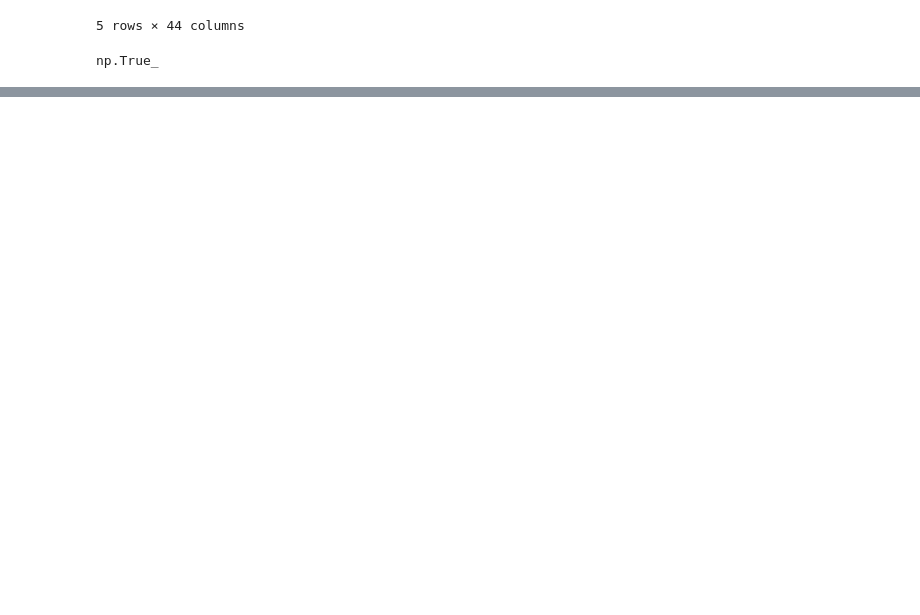
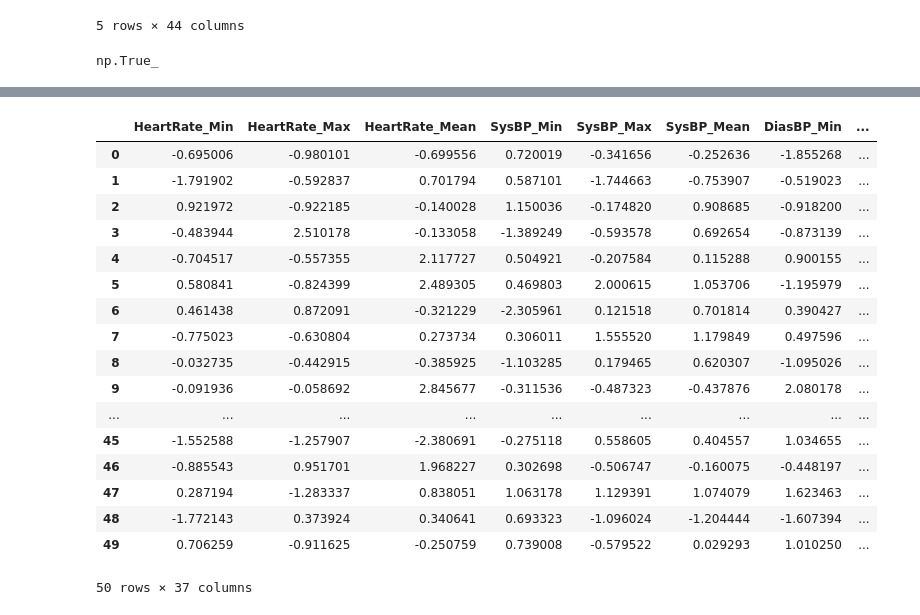
Before and after one commit to gnlmano/Probability-of-Death-KNN, a Jupyter notebook: notebooks/scratch_file.ipynb, the cells around one changed output, grey strips where cells are left out. Cells and saved outputs as stored; diff of their text form; code cells hidden in the pictures; blank space fills up the shorter version.

```diff
--- a/notebooks/scratch_file.ipynb
+++ b/notebooks/scratch_file.ipynb
@@ -217,0 +259,24 @@ np.True_
+# %%
+def make_synthetic_train_data(n = 50, seed = 4201):
+
+    np.random.seed(seed)
+
+    df = pd.DataFrame()
+
+    for feature in TRAIN_NUMERICAL_FEATURES:
+        df[feature] = np.random.randn(n)
+
+    for feature in TRAIN_CATEGORICAL_FEATURES:
+        df[feature] = np.random.choice(["A", "B", "C", "D", "E"], n)
+
+    for feature in ID_FEATURES:
+        df[feature] = np.random.randint(10000, 99999, size = n)
+
+    # df[ICD9_DIAGNOSIS] = np.random.choice(["25000", "4019", "4280", "41401", "2724", "V4581", "51882",
+    #                                     "25120", "4019aw", "42820", "41kl401", "272234", "V458ed1", "RE51881"], n)
+
+
+    df[TARGET] = np.random.choice([0,1], n)
+    df[DIAGNOSIS] = np.random.choice(["A123", "B34", "C123", None], n)
+
+    return df
@@ -217,0 +315,22 @@ np.True_
+# %%
+d = make_synthetic_train_data()
+d
+# %% [output]
+|  | HeartRate_Min | HeartRate_Max | HeartRate_Mean | SysBP_Min | SysBP_Max | SysBP_Mean | DiasBP_Min | ... |
+| 0 | -0.695006 | -0.980101 | -0.699556 | 0.720019 | -0.341656 | -0.252636 | -1.855268 | ... |
+| 1 | -1.791902 | -0.592837 | 0.701794 | 0.587101 | -1.744663 | -0.753907 | -0.519023 | ... |
+| 2 | 0.921972 | -0.922185 | -0.140028 | 1.150036 | -0.174820 | 0.908685 | -0.918200 | ... |
+| 3 | -0.483944 | 2.510178 | -0.133058 | -1.389249 | -0.593578 | 0.692654 | -0.873139 | ... |
+| 4 | -0.704517 | -0.557355 | 2.117727 | 0.504921 | -0.207584 | 0.115288 | 0.900155 | ... |
+| 5 | 0.580841 | -0.824399 | 2.489305 | 0.469803 | 2.000615 | 1.053706 | -1.195979 | ... |
+| 6 | 0.461438 | 0.872091 | -0.321229 | -2.305961 | 0.121518 | 0.701814 | 0.390427 | ... |
+| 7 | -0.775023 | -0.630804 | 0.273734 | 0.306011 | 1.555520 | 1.179849 | 0.497596 | ... |
+| 8 | -0.032735 | -0.442915 | -0.385925 | -1.103285 | 0.179465 | 0.620307 | -1.095026 | ... |
+| 9 | -0.091936 | -0.058692 | 2.845677 | -0.311536 | -0.487323 | -0.437876 | 2.080178 | ... |
+| ... | ... | ... | ... | ... | ... | ... | ... | ... |
+| 45 | -1.552588 | -1.257907 | -2.380691 | -0.275118 | 0.558605 | 0.404557 | 1.034655 | ... |
+| 46 | -0.885543 | 0.951701 | 1.968227 | 0.302698 | -0.506747 | -0.160075 | -0.448197 | ... |
+| 47 | 0.287194 | -1.283337 | 0.838051 | 1.063178 | 1.129391 | 1.074079 | 1.623463 | ... |
+| 48 | -1.772143 | 0.373924 | 0.340641 | 0.693323 | -1.096024 | -1.204444 | -1.607394 | ... |
+| 49 | 0.706259 | -0.911625 | -0.250759 | 0.739008 | -0.579522 | 0.029293 | 1.010250 | ... |
+50 rows × 37 columns
```
Also changed, not shown: parts of 10 cells of this notebook, 8 other files.
